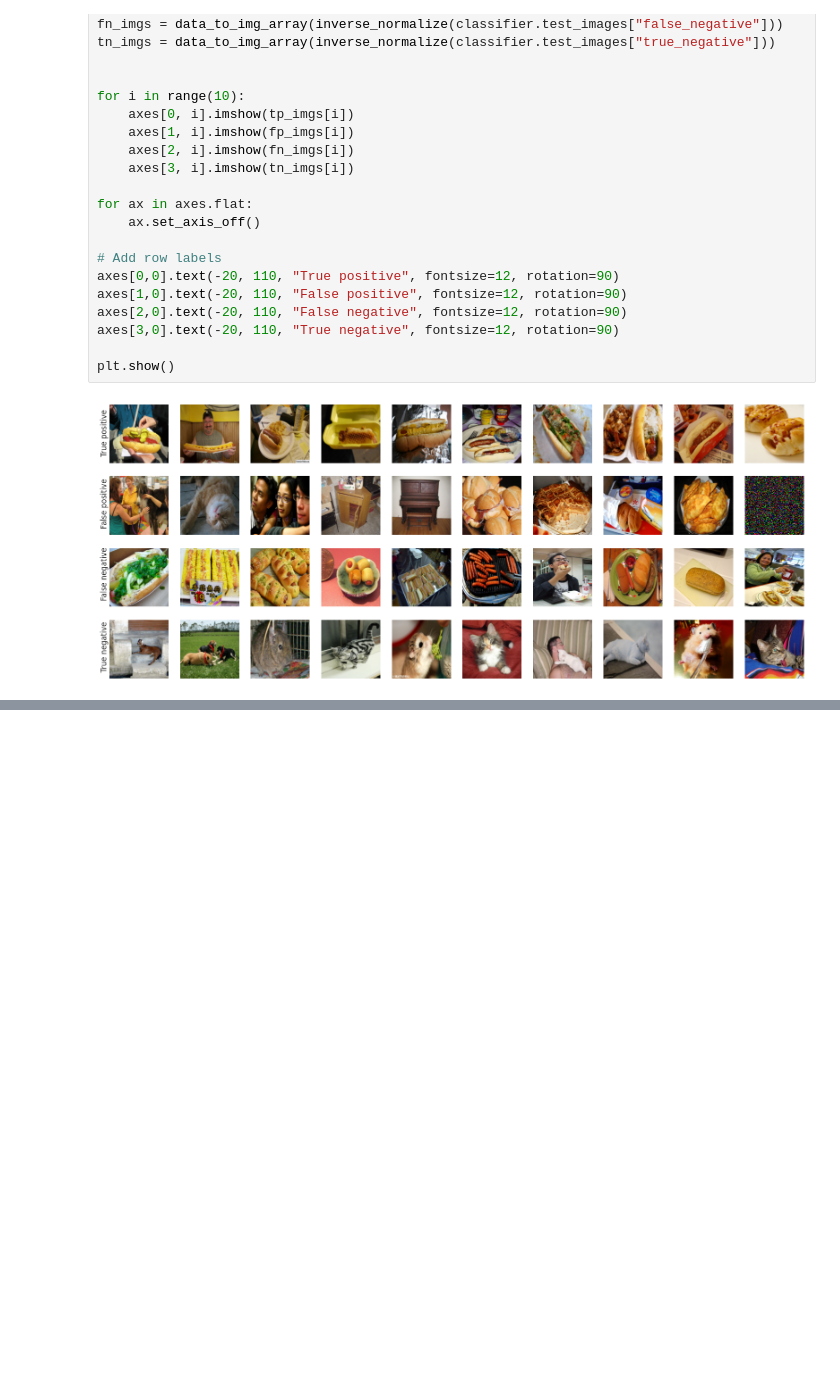
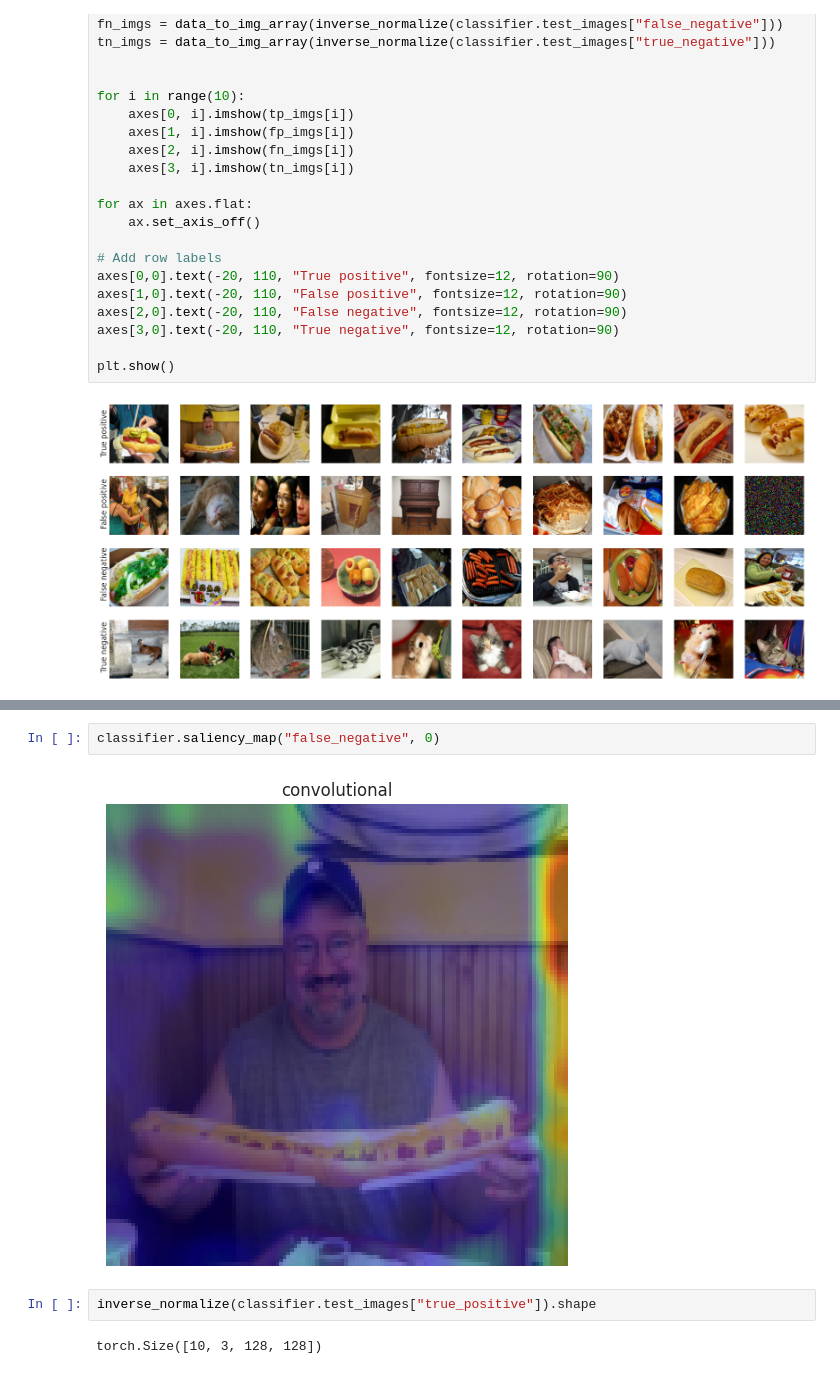
Before and after one commit to s183920/02514-Deep-Learning-In-Computer-Vision, a Jupyter notebook: hotdog/analysis.ipynb, the cells around one changed output, grey strips where cells are left out. Cells and saved outputs as stored; diff of their text form; blank space fills up the shorter version.

```diff
--- a/hotdog/analysis.ipynb
+++ b/hotdog/analysis.ipynb
@@ -134,0 +153,8 @@ plt.show()
+# %%
+classifier.saliency_map("false_negative", 0)
+# %% [output]
+[figure, added]
+# %%
+inverse_normalize(classifier.test_images["true_positive"]).shape
+# %% [output]
+torch.Size([10, 3, 128, 128])
```
Also changed, not shown: parts of 7 cells of this notebook, 3 other files.
